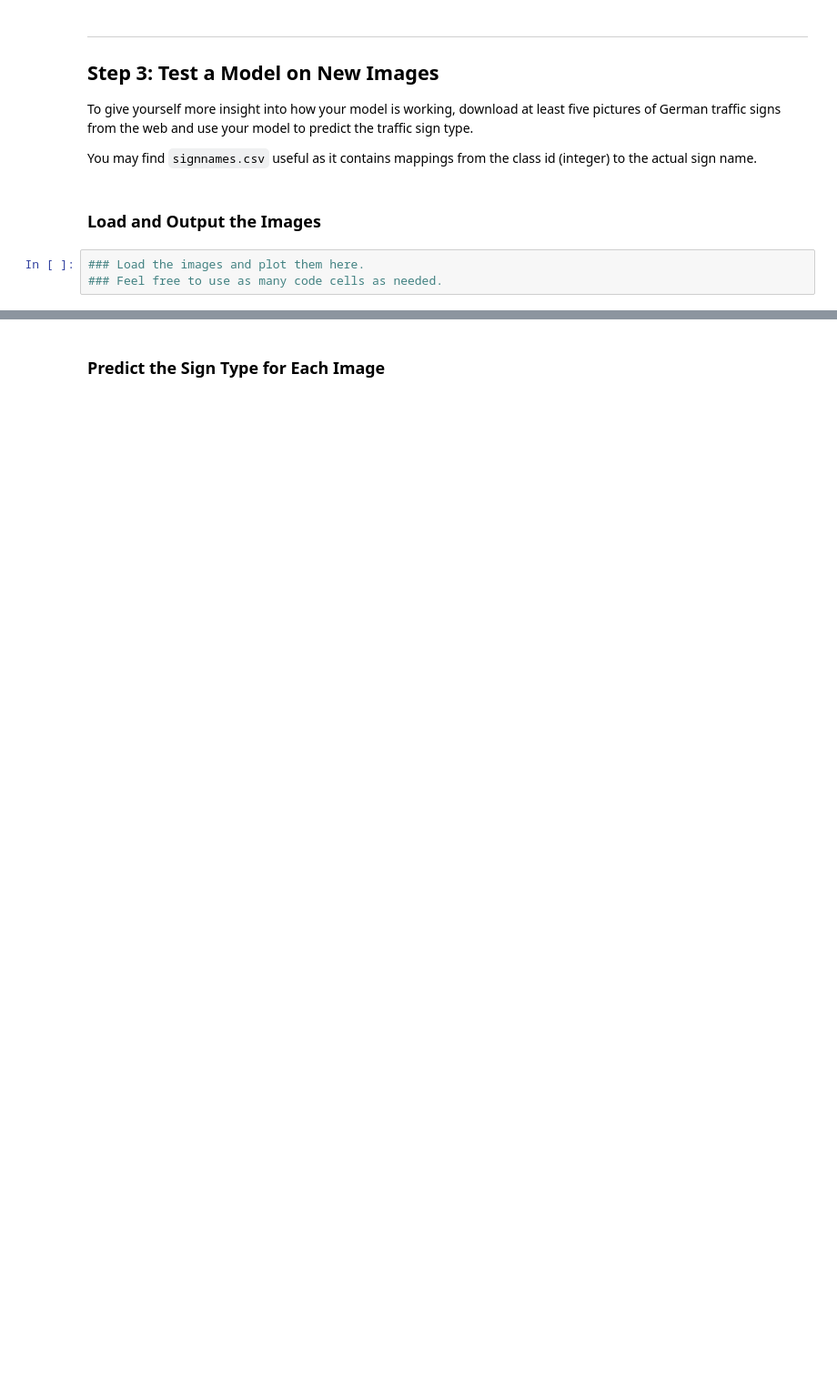
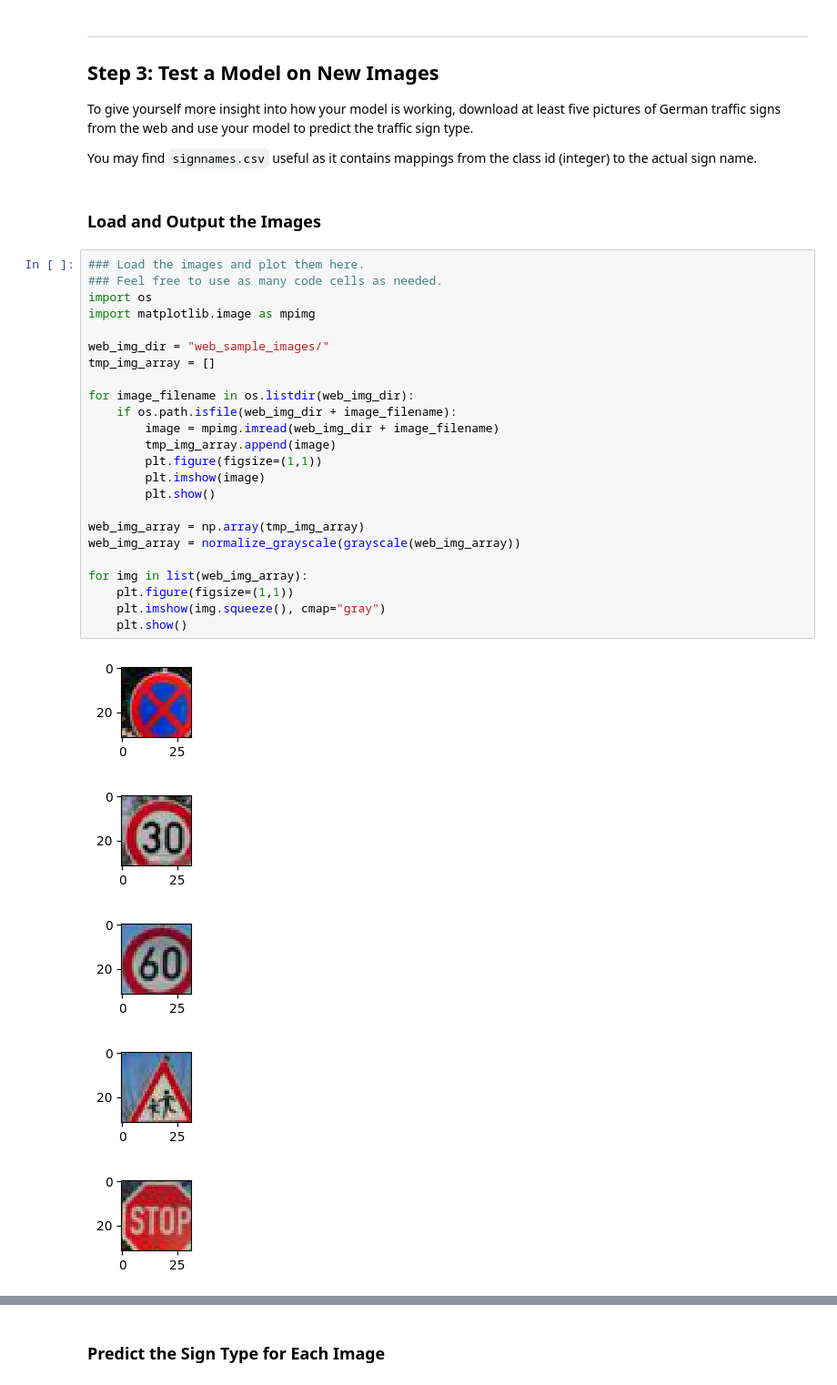
Before and after one commit to jmolsen/CarND-Traffic-Sign-Classifier-Project, a Jupyter notebook: Traffic_Sign_Classifier.ipynb, the cells around one changed output, grey strips where cells are left out. Shown at 91% size. Saved outputs shown, nothing was run; the diff lists cells and outputs as text; blank space fills up the shorter version.

```diff
--- a/Traffic_Sign_Classifier.ipynb
+++ b/Traffic_Sign_Classifier.ipynb
@@ -498,6 +521,33 @@ To give yourself more insight into how your model is working, download at least
 You may find `signnames.csv` useful as it contains mappings from the class id (integer) to the actual sign name.
 # %% [markdown]
 ### Load and Output the Images
-# %%
-### Load the images and plot them here.
-### Feel free to use as many code cells as needed.
+# %%
+### Load the images and plot them here.
+### Feel free to use as many code cells as needed.
+import os
+import matplotlib.image as mpimg
+
+web_img_dir = "web_sample_images/"
+tmp_img_array = []
+
+for image_filename in os.listdir(web_img_dir):
+    if os.path.isfile(web_img_dir + image_filename):
+        image = mpimg.imread(web_img_dir + image_filename)
+        tmp_img_array.append(image)
+        plt.figure(figsize=(1,1))
+        plt.imshow(image)
+        plt.show()
+
+web_img_array = np.array(tmp_img_array)
+web_img_array = normalize_grayscale(grayscale(web_img_array))
+
+for img in list(web_img_array):
+    plt.figure(figsize=(1,1))
+    plt.imshow(img.squeeze(), cmap="gray")
+    plt.show()
+# %% [output]
+[figure, added]
+[figure, added]
+[figure, added]
+[figure, added]
+[figure, added]
```
Also changed, not shown: parts of 16 cells of this notebook, 1 other file.
